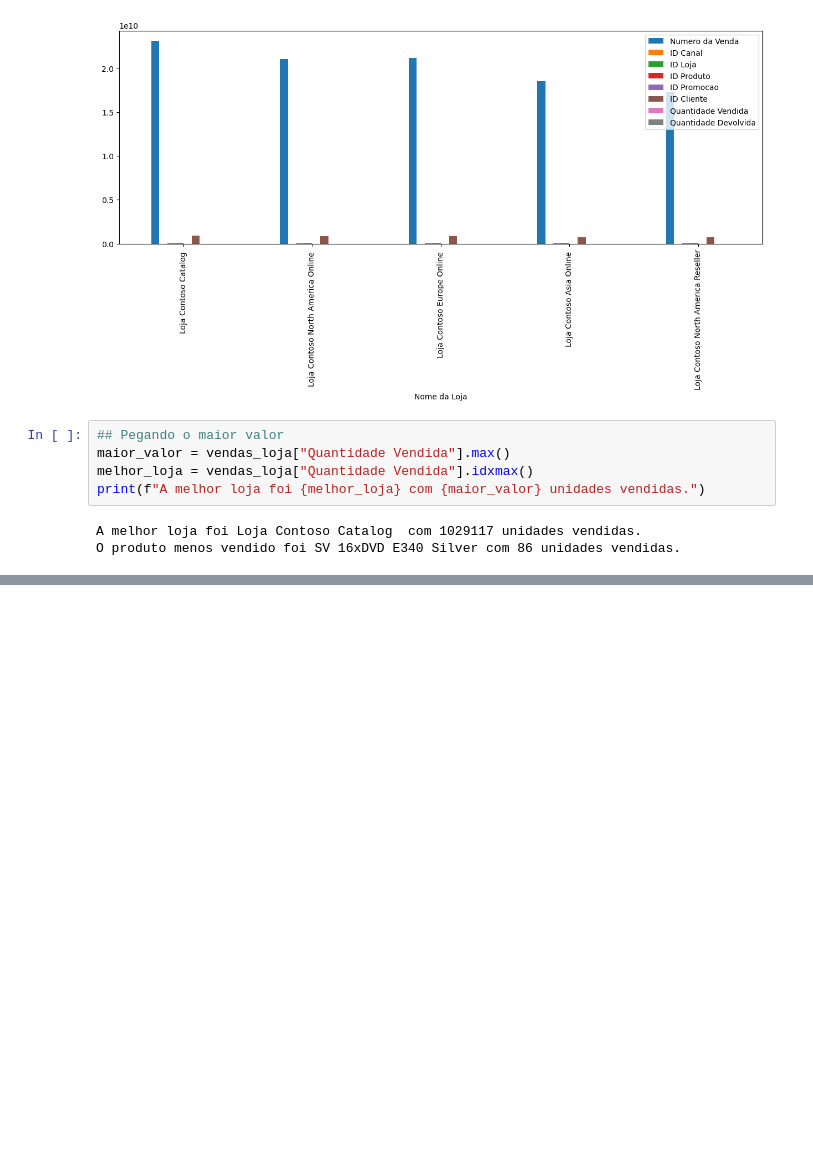
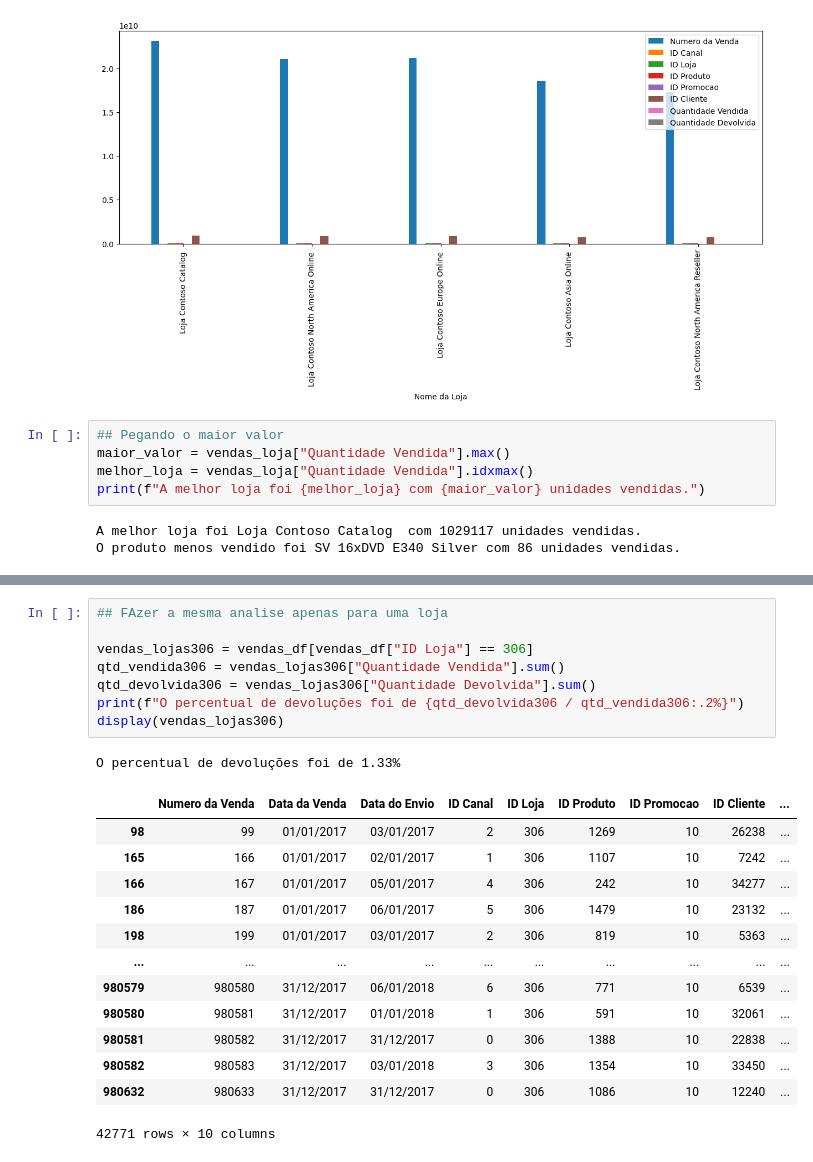
Before and after one commit to guipaiiva/AutomacaoTendenciaLinx, a Jupyter notebook: Pandas/Aula1.ipynb, the cells around one changed output, grey strips where cells are left out. Drawn from its saved outputs; the diff is of its cells as text; blank space fills up the shorter version.

```diff
--- a/Pandas/Aula1.ipynb
+++ b/Pandas/Aula1.ipynb
@@ -89,0 +97,23 @@ O produto menos vendido foi SV 16xDVD E340 Silver com 86 unidades vendidas.
+# %%
+## FAzer a mesma analise apenas para uma loja
+
+vendas_lojas306 = vendas_df[vendas_df["ID Loja"] == 306]
+qtd_vendida306 = vendas_lojas306["Quantidade Vendida"].sum()
+qtd_devolvida306 = vendas_lojas306["Quantidade Devolvida"].sum()
+print(f"O percentual de devoluções foi de {qtd_devolvida306 / qtd_vendida306:.2%}")
+display(vendas_lojas306)
+# %% [output]
+O percentual de devoluções foi de 1.33%
+|  | Numero da Venda | Data da Venda | Data do Envio | ID Canal | ID Loja | ID Produto | ID Promocao | ID Cliente | ... |
+| 98 | 99 | 01/01/2017 | 03/01/2017 | 2 | 306 | 1269 | 10 | 26238 | ... |
+| 165 | 166 | 01/01/2017 | 02/01/2017 | 1 | 306 | 1107 | 10 | 7242 | ... |
+| 166 | 167 | 01/01/2017 | 05/01/2017 | 4 | 306 | 242 | 10 | 34277 | ... |
+| 186 | 187 | 01/01/2017 | 06/01/2017 | 5 | 306 | 1479 | 10 | 23132 | ... |
+| 198 | 199 | 01/01/2017 | 03/01/2017 | 2 | 306 | 819 | 10 | 5363 | ... |
+| ... | ... | ... | ... | ... | ... | ... | ... | ... | ... |
+| 980579 | 980580 | 31/12/2017 | 06/01/2018 | 6 | 306 | 771 | 10 | 6539 | ... |
+| 980580 | 980581 | 31/12/2017 | 01/01/2018 | 1 | 306 | 591 | 10 | 32061 | ... |
+| 980581 | 980582 | 31/12/2017 | 31/12/2017 | 0 | 306 | 1388 | 10 | 22838 | ... |
+| 980582 | 980583 | 31/12/2017 | 03/01/2018 | 3 | 306 | 1354 | 10 | 33450 | ... |
+| 980632 | 980633 | 31/12/2017 | 31/12/2017 | 0 | 306 | 1086 | 10 | 12240 | ... |
+42771 rows × 10 columns
```
Also changed, not shown: parts of 10 cells of this notebook, 5 other files.
